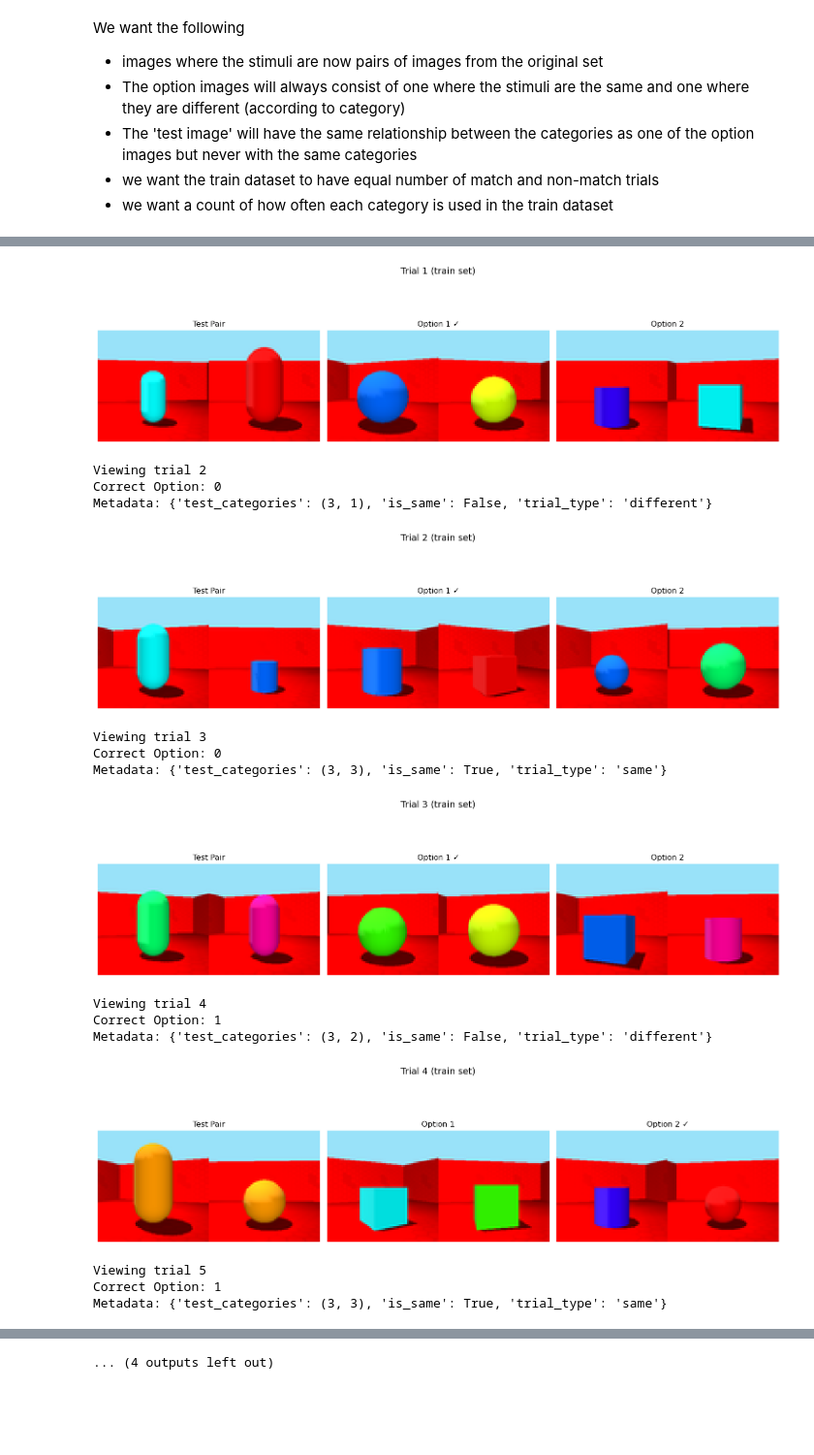
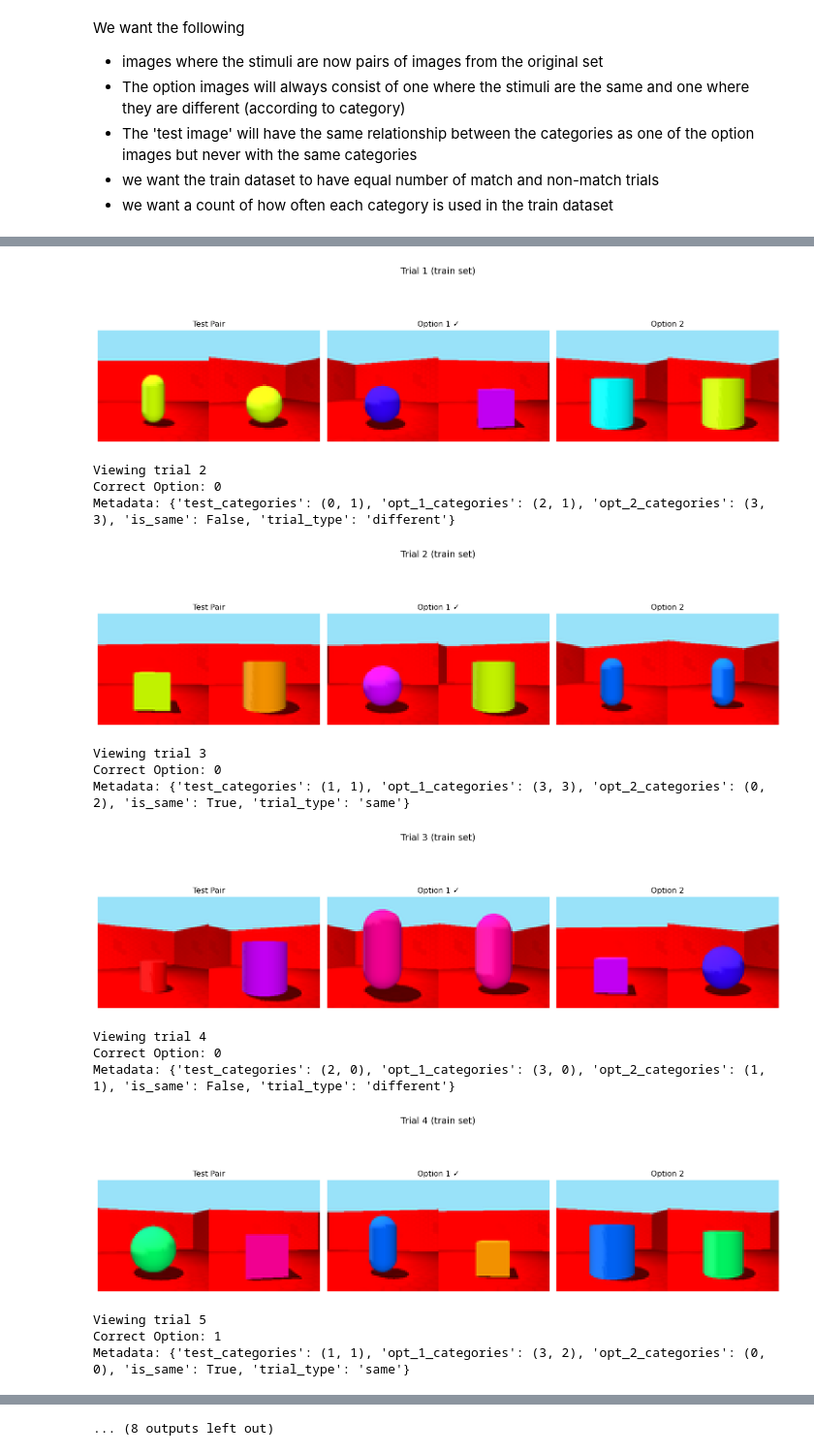
Before and after one commit to siddsuresh97/ConceptualAlignmentLanguage, a Jupyter notebook: code/python/stimulus-generation.ipynb, the cells around one changed output, grey strips where cells are left out. Shown at 97% size. Saved outputs shown, nothing was run; the diff lists cells and outputs as text; code cells hidden in the pictures; blank space fills up the shorter version.

```diff
--- a/code/python/stimulus-generation.ipynb
+++ b/code/python/stimulus-generation.ipynb
@@ -21,17 +21,9 @@ set_C_ims = np.load(os.path.join(data_dir, 'set_C.npy'))
 set_A_labs = np.load(os.path.join(data_dir, 'set_A_labs.npy'))
 set_B_labs = np.load(os.path.join(data_dir, 'set_B_labs.npy'))
 set_C_labs = np.load(os.path.join(data_dir, 'set_C_labs.npy'))
-# %%
-set_A_matching = []
-set_B_matching = []
-
-for i, img_A in enumerate(set_A_ims):
-    for j, img_B in enumerate(set_B_ims):
-        if np.array_equal(img_A, img_B):
-            set_A_matching.append(i)
-            set_B_matching.append(j)
-
-matching_indices = (np.array(set_A_matching), np.array(set_B_matching))
+# %%
+## create an rng object for reproducibility
+rng = np.random.default_rng(seed=32)
 # %%
 def merge_images(images, idx1, idx2):
     """Helper function to merge two images horizontally"""
@@ -247,4 +267,4 @@ def view_multiple_trials(dataset, start_idx=0, n_trials=5, split='train'):
 # %%
-view_multiple_trials(a, 0, 10, 'train')
+view_multiple_trials(all_trials, 0, 10, 'train')
 # %% [output]
 Viewing trial 0
@@ -257,16 +277,16 @@ Metadata: {'test_categories': (3, 3), 'is_same': True, 'trial_type': 'same'}
-[figure, old version]
+[figure, new version]
 Viewing trial 2
 Correct Option: 0
-Metadata: {'test_categories': (3, 1), 'is_same': False, 'trial_type': 'different'}
+Metadata: {'test_categories': (0, 1), 'opt_1_categories': (2, 1), 'opt_2_categories': (3, 3), 'is_same': False, 'trial_type': 'different'}
-[figure, old version]
+[figure, new version]
 Viewing trial 3
 Correct Option: 0
-Metadata: {'test_categories': (3, 3), 'is_same': True, 'trial_type': 'same'}
+Metadata: {'test_categories': (1, 1), 'opt_1_categories': (3, 3), 'opt_2_categories': (0, 2), 'is_same': True, 'trial_type': 'same'}
-[figure, old version]
+[figure, new version]
 Viewing trial 4
-Correct Option: 1
-Metadata: {'test_categories': (3, 2), 'is_same': False, 'trial_type': 'different'}
+Correct Option: 0
+Metadata: {'test_categories': (2, 0), 'opt_1_categories': (3, 0), 'opt_2_categories': (1, 1), 'is_same': False, 'trial_type': 'different'}
-[figure, old version]
+[figure, new version]
 Viewing trial 5
 Correct Option: 1
-Metadata: {'test_categories': (3, 3), 'is_same': True, 'trial_type': 'same'}
+Metadata: {'test_categories': (1, 1), 'opt_1_categories': (3, 2), 'opt_2_categories': (0, 0), 'is_same': True, 'trial_type': 'same'}
@@ -274 +294 @@ Metadata: {'test_categories': (3, 3), 'is_same': True, 'trial_type': 'same'}
-... (4 outputs left out)
+... (8 outputs left out)
```
Also changed, not shown: parts of 23 cells of this notebook, 8 other files.
